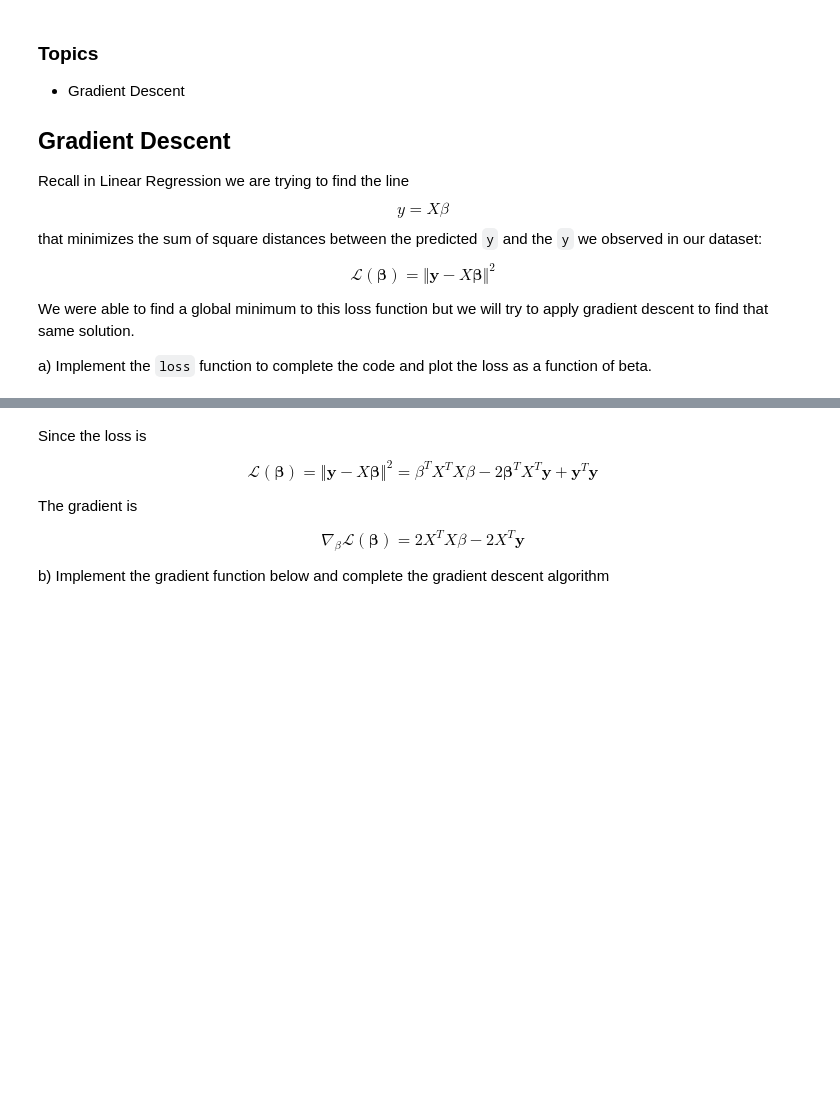
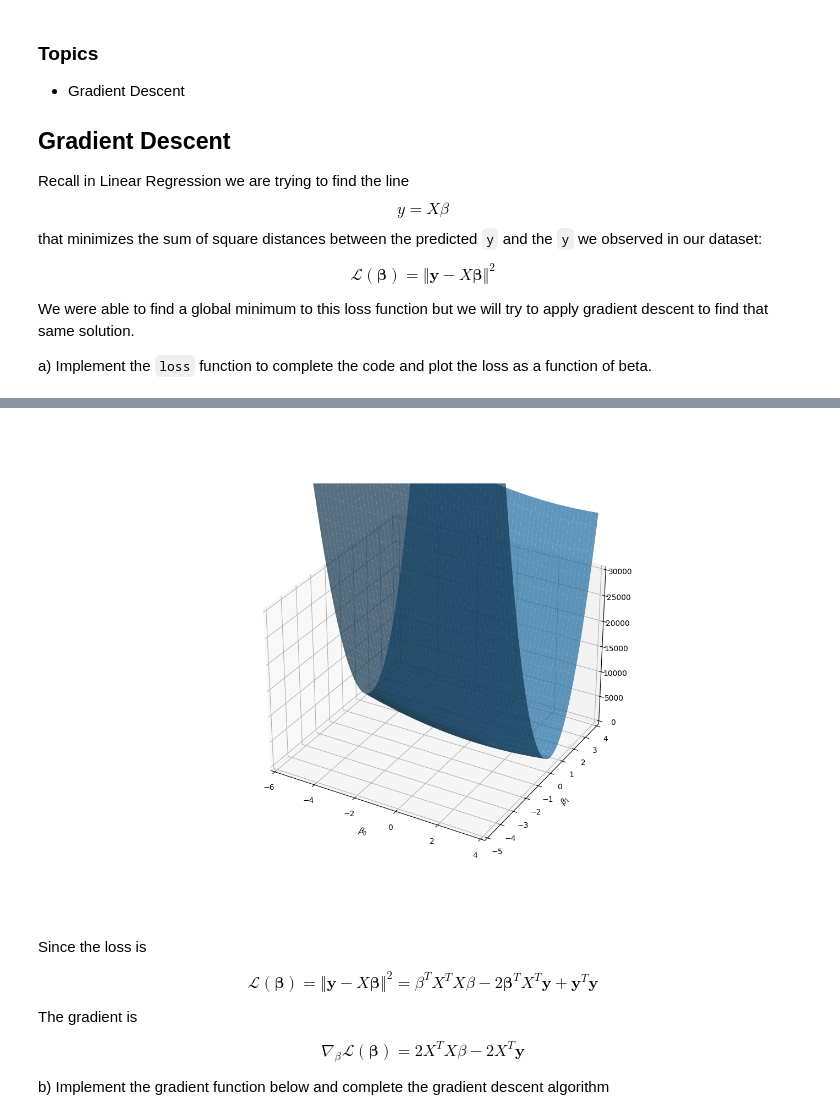
Before and after one commit to mhiga701/Data-Science-Fundamentals, a Jupyter notebook: lecture_20/worksheet_20.ipynb, the cells around one changed output, grey strips where cells are left out. Saved outputs shown, nothing was run; the diff lists cells and outputs as text; code cells hidden in the pictures; blank space fills up the shorter version.

```diff
--- a/lecture_20/worksheet_20.ipynb
+++ b/lecture_20/worksheet_20.ipynb
@@ -41,34 +41,36 @@ b1 = np.arange(-5, 4, 0.1)
 b0, b1 = np.meshgrid(b0, b1)
 
 def loss(X, y, beta):
-    return ...
+    return np.linalg.norm(y - np.dot(X, beta))**2
 
 def get_cost(B0, B1):
     res = []
     for b0, b1 in zip(B0, B1):
         line = []
         for i in range(len(b0)):
             beta = np.array([b0[i], b1[i]])
             line.append(loss(X, y, beta))
         res.append(line)
     return np.array(res)
 
 cost = get_cost(b0, b1)
 
 # Creating figure
 fig = plt.figure(figsize =(14, 9))
 ax = plt.axes(projection ='3d')
 ax.set_xlim(-6, 4)
 ax.set_xlabel(r'$\beta_0$')
 ax.set_ylabel(r'$\beta_1$')
 ax.set_ylim(-5, 4)
 ax.set_zlim(0, 30000)
 
 # Creating plot
 ax.plot_surface(b0, b1, cost, alpha=.7)
 
 # show plot
 plt.show()
+# %% [output]
+[figure, added]
 # %% [markdown]
 Since the loss is
 
```
Also changed, not shown: parts of 7 cells of this notebook, 6 other files.
